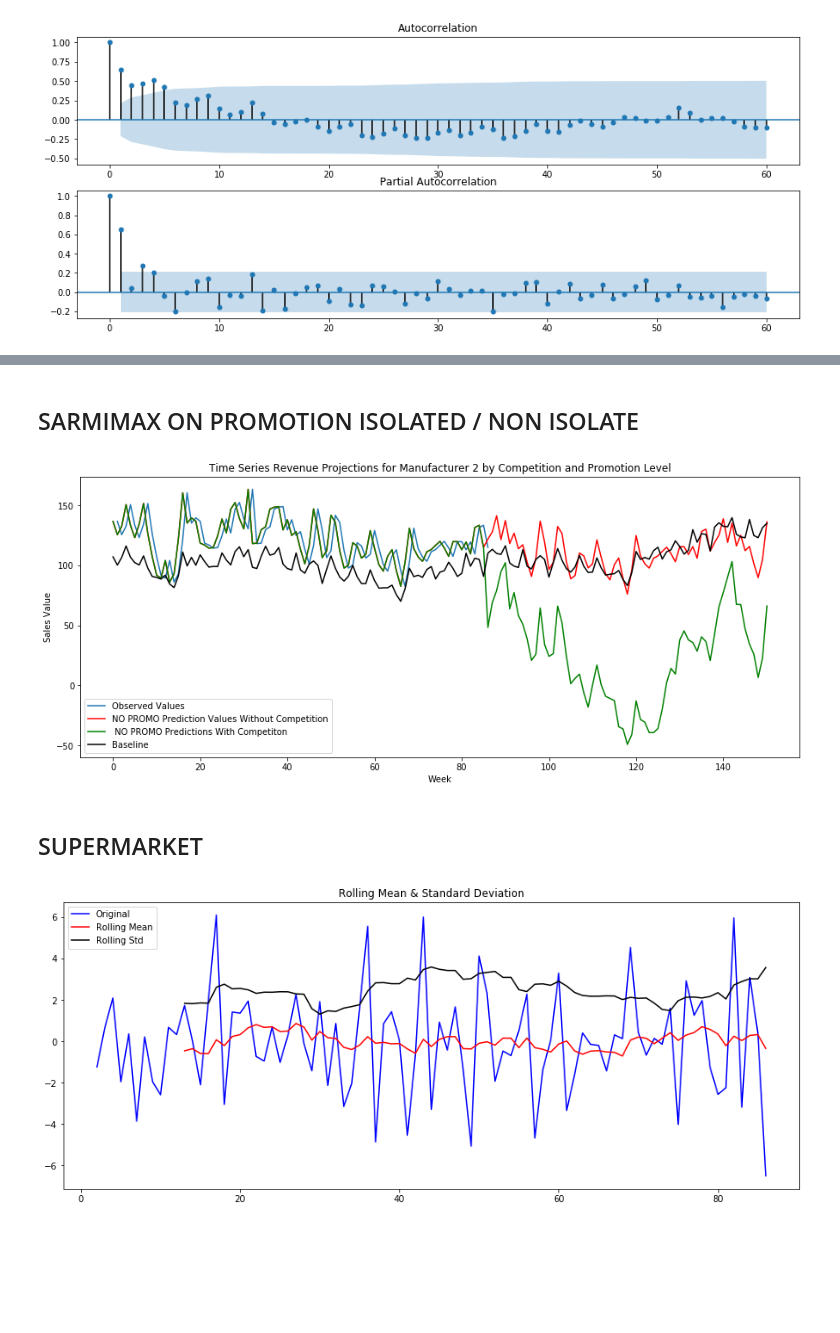
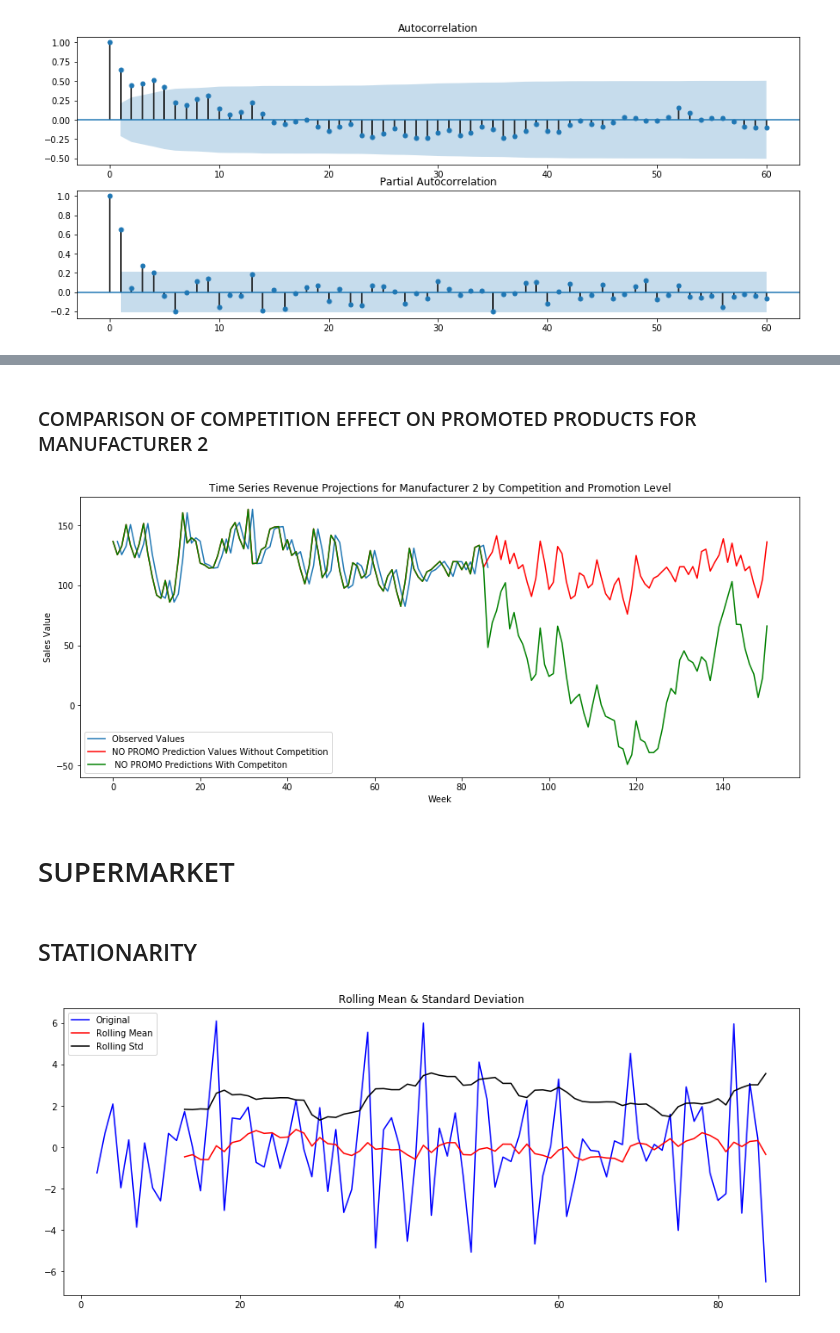
Before and after one commit to NatashaSvic/Forecasting_Revenues_Milk, a Jupyter notebook: FORECASTING_REVENUES.ipynb, the cells around one changed output, grey strips where cells are left out. Drawn from its saved outputs; the diff is of its cells as text; code cells hidden in the pictures; blank space fills up the shorter version.

```diff
--- a/FORECASTING_REVENUES.ipynb
+++ b/FORECASTING_REVENUES.ipynb
@@ -18,5 +25,5 @@ import matplotlib.pylab as plt
 from matplotlib.pylab import rcParams
 rcParams['figure.figsize'] = 15, 6
 # %%
-milk = pd.read_csv('sales_full_final.csv')
-#milk.columns.values
+milk = pd.read_csv('/Users/natasha/Desktop/Term_3/Datathon/Milk_Data/sales_full_final.csv')
+milk_weekly = milk.groupby('cod_semana').mean() #aggregte data
@@ -141,8 +135,7 @@ from matplotlib.pylab import rcParams
 rcParams['figure.figsize'] = 15, 6
 from statsmodels.tsa.stattools import adfuller
 
-y = no_promo_hyper.ventas_valor
-z = y.diff()
+z = y.diff() #take one difference from the timeseries
 z.dropna(inplace=True)
 
 def test_stationarity(timeseries):
@@ -233,7 +223,7 @@ plt.show()
 ## SARIMAX
 # %%
 #w_milk2_mhp
-meta_time_period = pd.read_excel(io='Dictionary.xlsx', sheet_name='Time_Periods')
+meta_time_period = pd.read_excel(io='/Users/natasha/Desktop/Term_3/Datathon/Milk_Data/Dictionary.xlsx', sheet_name='Time_Periods')
 test = pd.merge(no_promo_hyper.reset_index(), meta_time_period, on='cod_semana', how='right', right_index=True)
 test = test.set_index('Date')
 pd.to_datetime(test.index, unit='s', yearfirst=True, utc=True)
@@ -811,22 +719,22 @@ Warnings:
-# %% [markdown]
-## SARMIMAX ON PROMOTION ISOLATED / NON ISOLATE
+# %% [markdown]
+### COMPARISON OF COMPETITION EFFECT ON PROMOTED PRODUCTS FOR MANUFACTURER 2
 # %%
 plt.plot(y)
 plt.plot(history2, color='red')
 plt.plot(history1, color='green')
 #plt.plot(historys2, color='pink')
 #plt.plot(historys1, color='violet')
-plt.plot(history, color='black')
+#plt.plot(history, color='black')
 plt.title('Time Series Revenue Projections for Manufacturer 2 by Competition and Promotion Level')
-plt.legend(['Observed Values', 'NO PROMO Prediction Values Without Competition', ' NO PROMO Predictions With Competiton', 'Baseline'])
+plt.legend(['Observed Values', 'NO PROMO Prediction Values Without Competition', ' NO PROMO Predictions With Competiton'])
 plt.xlabel('Week')
 plt.ylabel('Sales Value')
 plt.savefig('Time_Series_Manu1.png', dpi=700)
 pyplot.show()
 # %% [output]
-[figure, old version]
+[figure, new version]
 # %% [markdown]
-## SUPERMARKET
+# SUPERMARKET
 # %%
 #NO PROMOTIONS
 milk2_msnp = milk[(milk['dummy_MANUFACTURER_2']==1) &
@@ -838,6 +746,8 @@ no_promo_super = milk2_msnp.groupby('cod_semana').mean()
 milk2_msp = milk[(milk['dummy_MANUFACTURER_2']==1) &
                  (milk['dummy_channel_hypermarket']!=1) & (milk['dummy_Promo_descuento']==1)]
 promo_super = milk2_msp.groupby('cod_semana').mean()
+# %% [markdown]
+## STATIONARITY
 # %%
 from matplotlib.pylab import rcParams
 rcParams['figure.figsize'] = 15, 6
```
Also changed, not shown: parts of 69 cells of this notebook, 1 other file.
